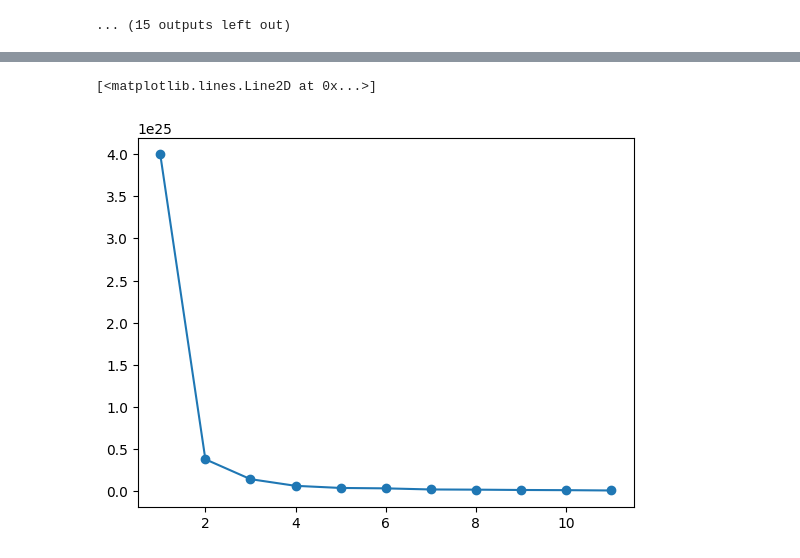
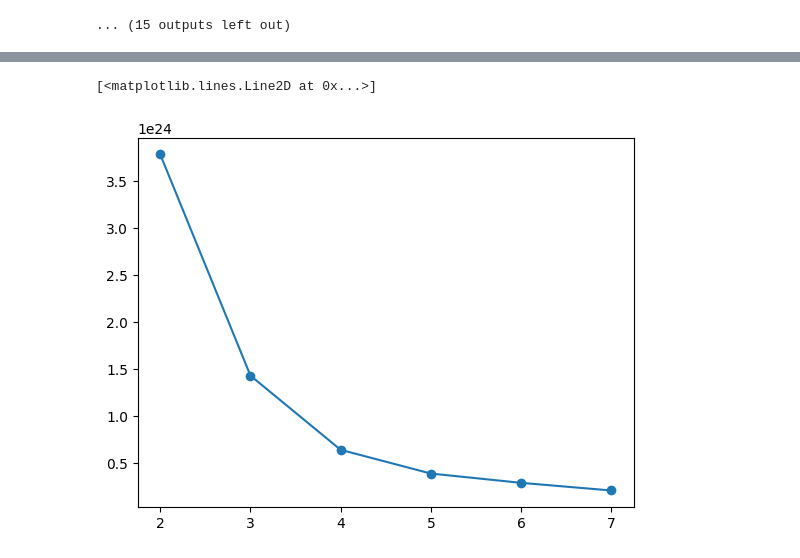
Before and after one commit to gmandl10/ST494FinalProject, a Jupyter notebook: EDA.ipynb, the cells around one changed output, grey strips where cells are left out. Saved outputs shown, nothing was run; the diff lists cells and outputs as text; code cells hidden in the pictures.

```diff
--- a/EDA.ipynb
+++ b/EDA.ipynb
@@ -584,10 +590,12 @@ for i in df.columns:
 # %%
 k = []
 wcv = []
-for i in range(1, len(df2.columns)+1):
+silhouettes = []
+for i in range(2, len(df2.columns)+1):
     kmeans = KMeans(n_clusters=i, n_init="auto").fit(df2)
     wcv.append(kmeans.inertia_)
     k.append(i)
+    silhouettes.append(silhouette_score(df2, kmeans.labels_))
 
 plt.plot(k, wcv, "o-")
 # %% [output]
@@ -596,12 +609,16 @@ plt.plot(k, wcv, "o-")
 # %%
+from sklearn.preprocessing import StandardScaler
+
 k = []
+silhouettes = []
 wcv = []
-for i in range(1, len(df1.columns)+1):
+for i in range(2, len(df.columns) + 1):
     kmeans = KMeans(n_clusters=i, n_init="auto").fit(df1.dropna())
     wcv.append(kmeans.inertia_)
     k.append(i)
+    silhouettes.append(silhouette_score(df1.dropna(), kmeans.labels_))
 
 plt.plot(k, wcv, "o-")
 # %% [output]
 [<matplotlib.lines.Line2D at 0x...>]
-[figure, old version]
+[figure, new version]
```
Also changed, not shown: parts of 9 cells of this notebook, 2 other files.
